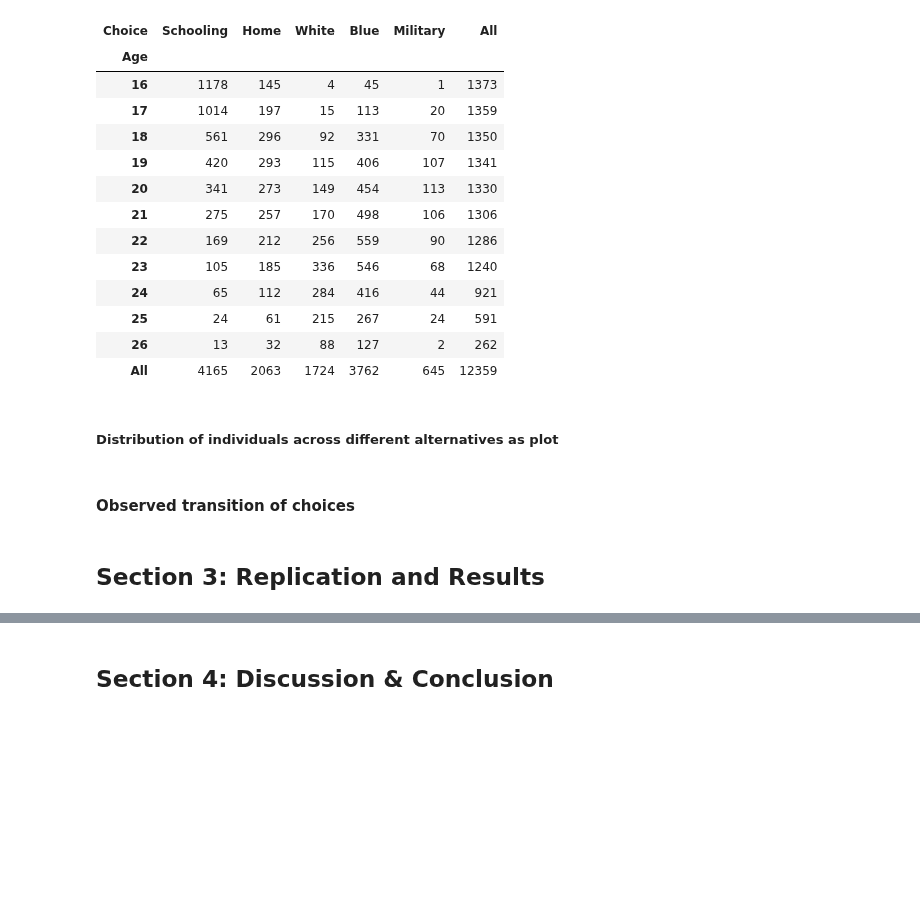
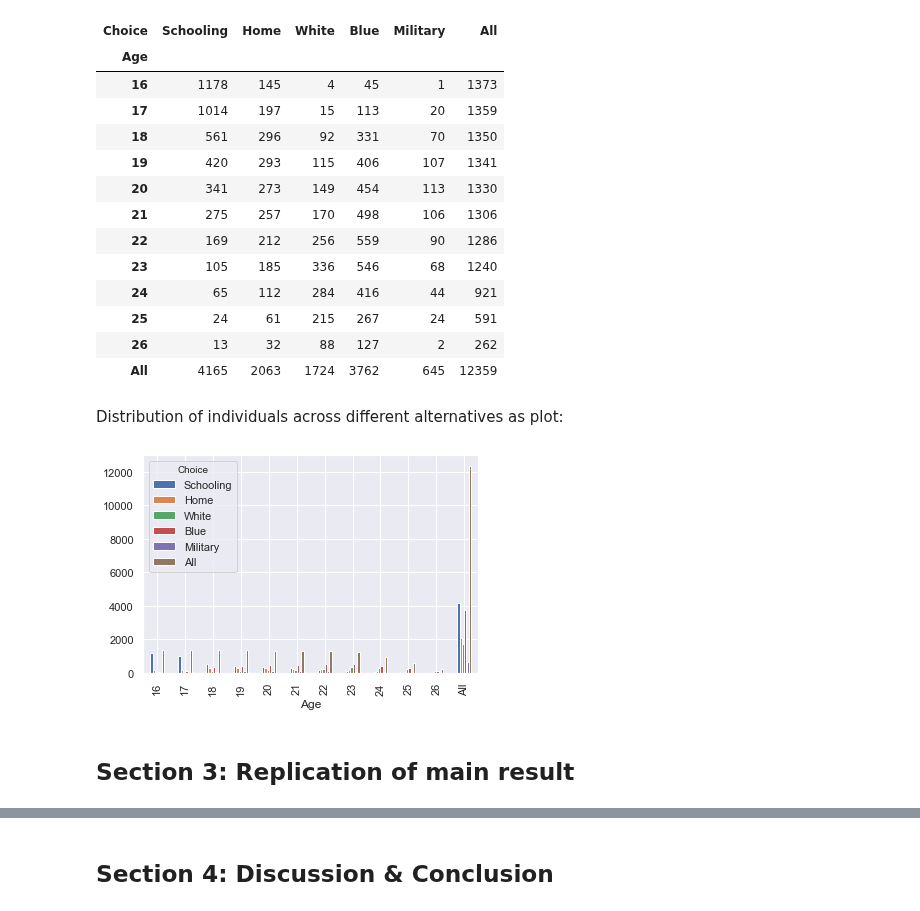
Before and after one commit to Yuleii/student-project-lindamaok899, a Jupyter notebook: student_project.ipynb, the cells around one changed output, grey strips where cells are left out. Cells and saved outputs as stored; diff of their text form; code cells hidden in the pictures; blank space fills up the shorter version.

```diff
--- a/student_project.ipynb
+++ b/student_project.ipynb
@@ -132,5 +140,6 @@ sns.catplot(x="Choice", y="Schooling", kind="box", data=df)
 # %%
-pd.crosstab(index=df['Age'], columns=df['Choice'], margins=True)
+table = pd.crosstab(index=df['Age'], columns=df['Choice'], margins=True)
+table
 # %% [output]
 | Choice | Schooling | Home | White | Blue | Military | All |
 | Age |  |  |  |  |  |  |
@@ -147,6 +156,4 @@ pd.crosstab(index=df['Age'], columns=df['Choice'], margins=True)
 | 26 | 13 | 32 | 88 | 127 | 2 | 262 |
 | All | 4165 | 2063 | 1724 | 3762 | 645 | 12359 |
 # %% [markdown]
-##### Distribution of individuals across different alternatives as plot
+Distribution of individuals across different alternatives as plot:
-# %% [markdown]
-#### Observed transition of choices
@@ -155,2 +160,7 @@ pd.crosstab(index=df['Age'], columns=df['Choice'], margins=True)
+# %%
+table.plot(kind='bar', stacked=False, linewidth=1.0)
+plt.show()
+# %% [output]
+[figure, added]
 # %% [markdown]
-## Section 3: Replication and Results
+## Section 3: Replication of main result
```
Also changed, not shown: parts of 10 cells of this notebook.
